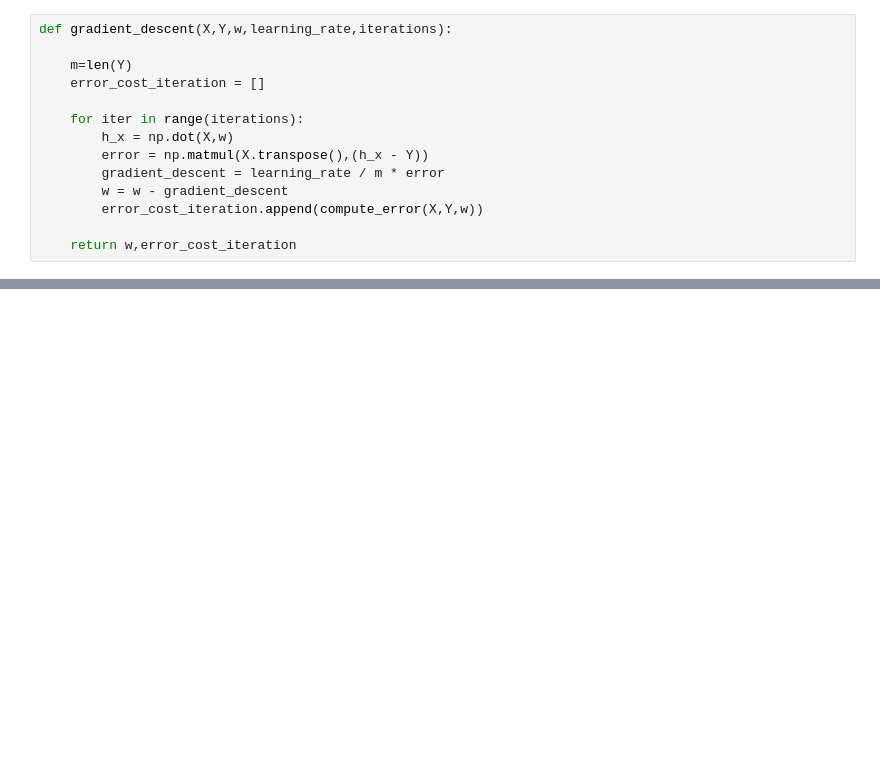
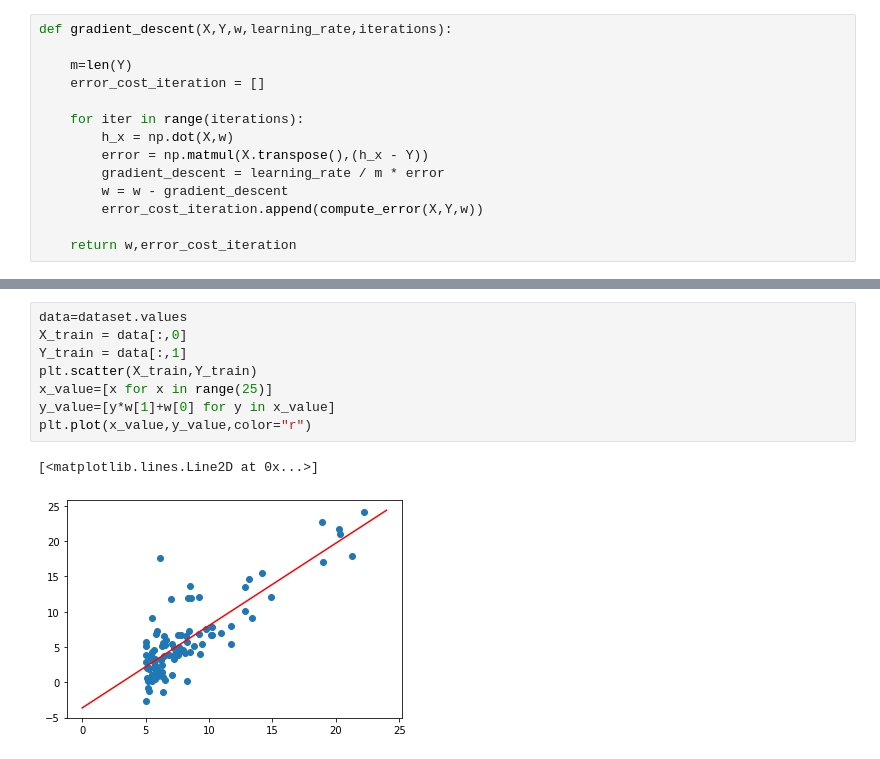
Before and after one commit to rahulraopune/ACA-Benchmarking-Script, a Jupyter notebook: LinearRegressionGD.ipynb, the cells around one changed output, grey strips where cells are left out. Saved outputs shown, nothing was run; the diff lists cells and outputs as text; blank space fills up the shorter version.

```diff
--- a/LinearRegressionGD.ipynb
+++ b/LinearRegressionGD.ipynb
@@ -81,0 +81,11 @@ Text(0, 0.5, 'w')
+# %%
+data=dataset.values
+X_train = data[:,0]
+Y_train = data[:,1]
+plt.scatter(X_train,Y_train)
+x_value=[x for x in range(25)]
+y_value=[y*w[1]+w[0] for y in x_value]
+plt.plot(x_value,y_value,color="r")
+# %% [output]
+[<matplotlib.lines.Line2D at 0x...>]
+[figure, added]
```
Also changed, not shown: parts of 8 cells of this notebook.
